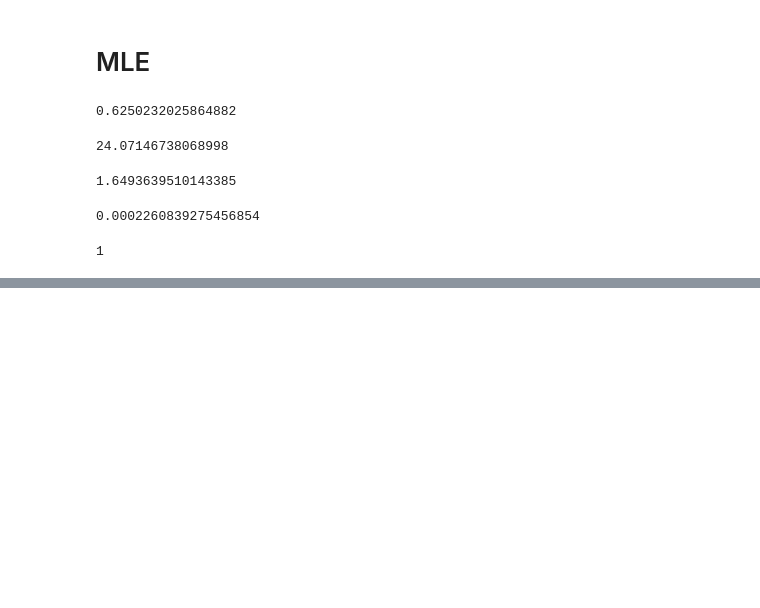
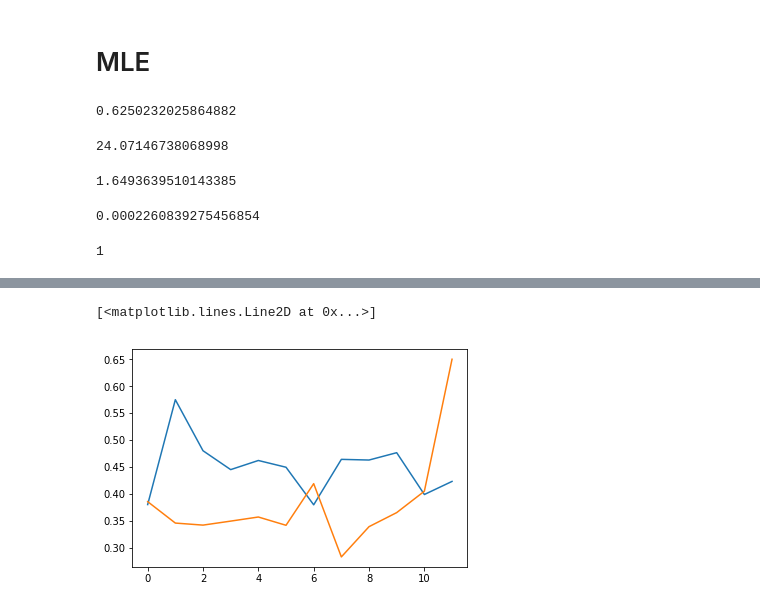
Before and after one commit to tejas-savalia/Lab-Codes, a Jupyter notebook: Psychtoolbox/Visuomotor Adaptation/python_scripts/analyses.ipynb, the cells around one changed output, grey strips where cells are left out. Cells and saved outputs as stored; diff of their text form; code cells hidden in the pictures; blank space fills up the shorter version.

Commit message:
Error analyses next.

```diff
--- a/Psychtoolbox/Visuomotor Adaptation/python_scripts/analyses.ipynb
+++ b/Psychtoolbox/Visuomotor Adaptation/python_scripts/analyses.ipynb
@@ -397,6 +398,6 @@ def errors(data, block):
     #xdiff = (ideal_traj['idealXs'] - traj['x'])
     #ydiff = (ideal_traj['idealYs'] - traj['y'])
     error = calc_error(traj)
-    return error
+    return numpy.array(error)
 # %%
 temp = errors(1, 1)
@@ -1037,0 +1063,14 @@ plt.hist(it['initial_time'][:,0][(it['initial_time'][:,0] < 5) & (it['initial_ti
+# %%
+slope = numpy.zeros((2,12))
+intercept = numpy.zeros((2,12))
+r_value = numpy.zeros((2, 12))
+p_value = numpy.zeros((2, 12))
+std_err = numpy.zeros((2, 12))
+for block in range(12):
+    for i in range(2):
+        m, c, r, p, serr = stats.linregress(range(64), numpy.mean(its[i::2], axis = 0)[block])
+        slope[i, block] = m
+        intercept[i, block] = c
+        r_value[i, block] = r
+        p_value[i, block] = p
+        std_err[i, block] = serr
@@ -1037,0 +1082,28 @@ plt.hist(it['initial_time'][:,0][(it['initial_time'][:,0] < 5) & (it['initial_ti
+# %%
+slope = numpy.zeros((2,12))
+intercept = numpy.zeros((2,12))
+r_value = numpy.zeros((2, 12))
+p_value = numpy.zeros((2, 12))
+std_err = numpy.zeros((2, 12))
+for block in range(12):
+    for i in range(2):
+        if i == 0:
+            m, c, r, p, serr = stats.linregress(range(64), numpy.mean(numpy.row_stack((its[0::4], its[3::4])), axis = 0)[block])
+            slope[i, block] = m
+            intercept[i, block] = c
+            r_value[i, block] = r
+            p_value[i, block] = p
+            std_err[i, block] = serr
+        if i == 1:
+            m, c, r, p, serr = stats.linregress(range(64), numpy.mean(numpy.row_stack((its[1::4], its[2::4])), axis = 0)[block])
+            slope[i, block] = m
+            intercept[i, block] = c
+            r_value[i, block] = r
+            p_value[i, block] = p
+            std_err[i, block] = serr
+# %%
+plt.plot(intercept[0])
+plt.plot(intercept[1])
+# %% [output]
+[<matplotlib.lines.Line2D at 0x...>]
+[figure, added]
```
Also changed, not shown: parts of 18 cells of this notebook, 1 other file.
